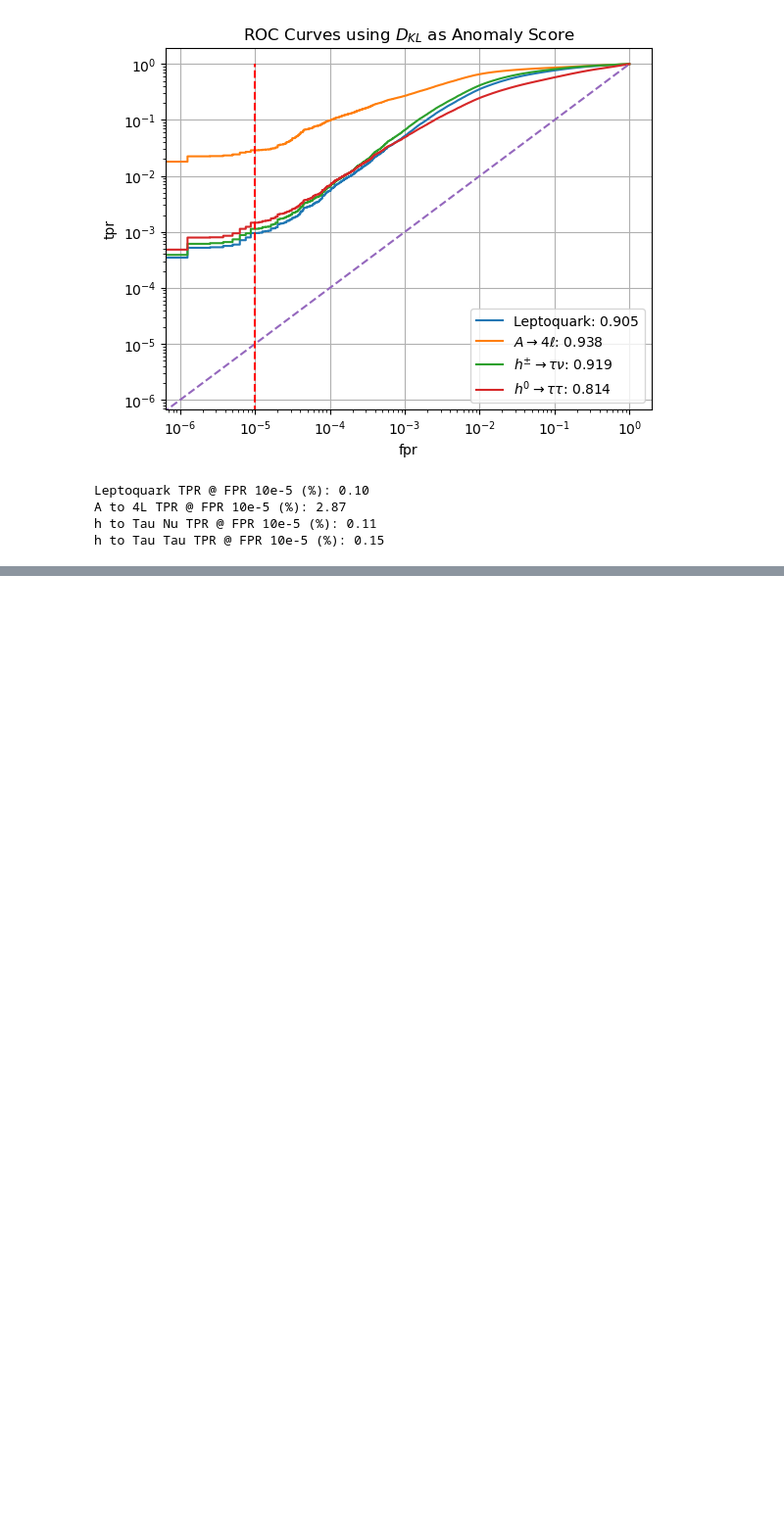
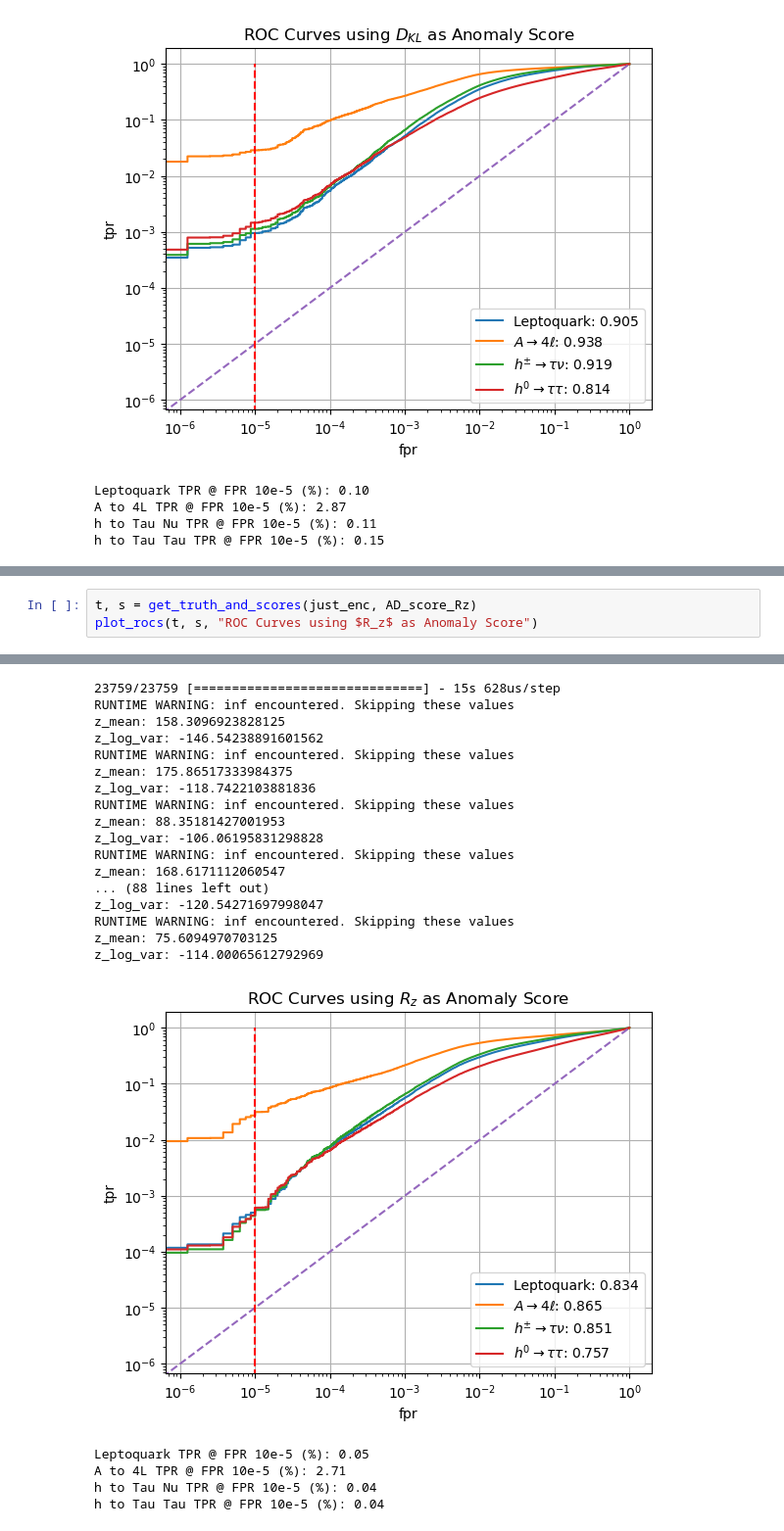
Before and after one commit to jnamador/vae_fs, a Jupyter notebook: vaes/vae0.ipynb, the cells around one changed output, grey strips where cells are left out. Shown: that part at 98% size. Saved outputs shown, nothing was run; the diff lists cells and outputs as text; blank space fills up the shorter version.

```diff
--- a/vaes/vae0.ipynb
+++ b/vaes/vae0.ipynb
@@ -577,0 +595,4 @@ h to Tau Tau TPR @ FPR 10e-5 (%): 0.15
+# %%
+t, s = get_truth_and_scores(just_enc, AD_score_Rz)
+plot_rocs(t, s, "ROC Curves using $R_z$ as Anomaly Score")
+# %% [output]
@@ -577,0 +618,22 @@ h to Tau Tau TPR @ FPR 10e-5 (%): 0.15
+23759/23759 [==============================] - 15s 628us/step
+RUNTIME WARNING: inf encountered. Skipping these values
+z_mean: 158.3096923828125
+z_log_var: -146.54238891601562
+RUNTIME WARNING: inf encountered. Skipping these values
+z_mean: 175.86517333984375
+z_log_var: -118.7422103881836
+RUNTIME WARNING: inf encountered. Skipping these values
+z_mean: 88.35181427001953
+z_log_var: -106.06195831298828
+RUNTIME WARNING: inf encountered. Skipping these values
+z_mean: 168.6171112060547
+... (88 lines left out)
+z_log_var: -120.54271697998047
+RUNTIME WARNING: inf encountered. Skipping these values
+z_mean: 75.6094970703125
+z_log_var: -114.00065612792969
+[figure, added]
+Leptoquark TPR @ FPR 10e-5 (%): 0.05
+A to 4L TPR @ FPR 10e-5 (%): 2.71
+h to Tau Nu TPR @ FPR 10e-5 (%): 0.04
+h to Tau Tau TPR @ FPR 10e-5 (%): 0.04
```
Also changed, not shown: parts of 6 cells of this notebook.
